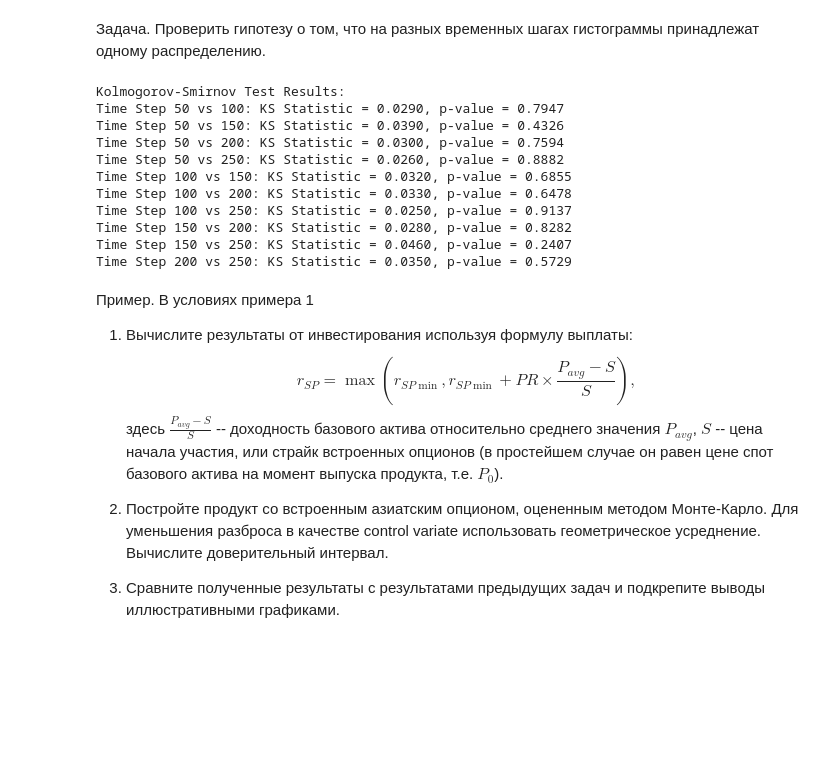
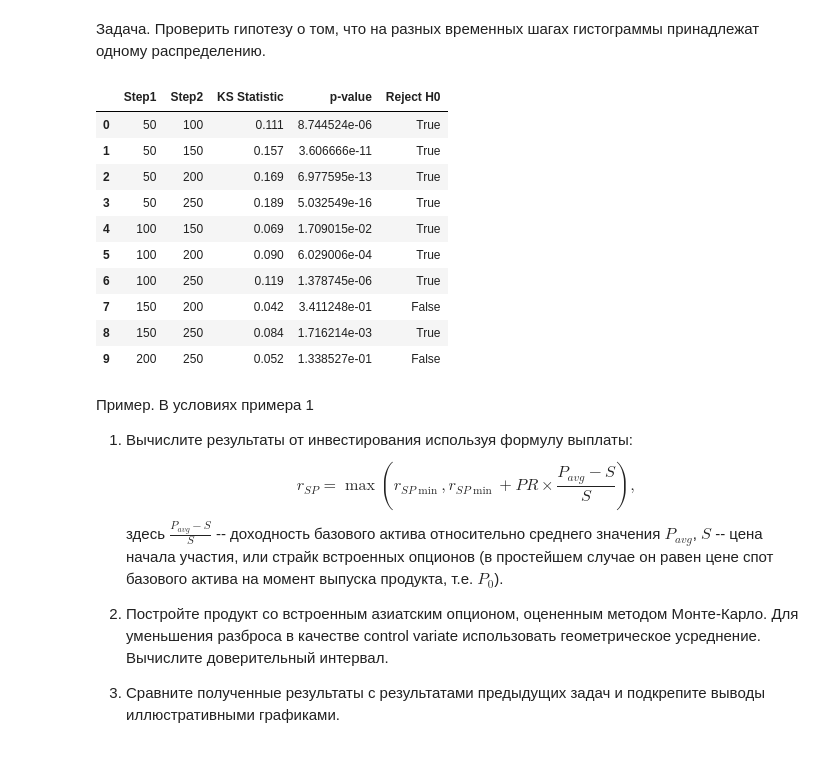
Before and after one commit to AstemirGongapshev/GSFP_2024, a Jupyter notebook: lab_2_GSFP/lab_2c_GSFP.ipynb, the cells around one changed output. Drawn from its saved outputs; the diff is of its cells as text; code cells hidden in the pictures; blank space fills up the shorter version.

```diff
--- a/lab_2_GSFP/lab_2c_GSFP.ipynb
+++ b/lab_2_GSFP/lab_2c_GSFP.ipynb
@@ -310,38 +345,52 @@ plt.show()
 ## Задача
 # %% [markdown]
 Задача. Проверить гипотезу о том, что на разных временных шагах гистограммы принадлежат одному распределению.
-# %%
-
-from scipy.stats import ks_2samp, chisquare, kruskal
-
-
-np.random.seed(42)
-noOfPaths = 1000
-mean, variance = 100, 25
-S = np.random.normal(mean, np.sqrt(variance), (noOfPaths, 250))
-
-
-time_steps = [50, 100, 150, 200, 250]
-distributions = [S[:, t-1] for t in time_steps]
-
-
-print("Kolmogorov-Smirnov Test Results:")
-for i in range(len(time_steps)):
-    for j in range(i+1, len(time_steps)):
-        stat, p_value = ks_2samp(distributions[i], distributions[j])
-        print(f"Time Step {time_steps[i]} vs {time_steps[j]}: KS Statistic = {stat:.4f}, p-value = {p_value:.4f}")
-# %% [output]
-Kolmogorov-Smirnov Test Results:
-Time Step 50 vs 100: KS Statistic = 0.0290, p-value = 0.7947
-Time Step 50 vs 150: KS Statistic = 0.0390, p-value = 0.4326
-Time Step 50 vs 200: KS Statistic = 0.0300, p-value = 0.7594
-Time Step 50 vs 250: KS Statistic = 0.0260, p-value = 0.8882
-Time Step 100 vs 150: KS Statistic = 0.0320, p-value = 0.6855
-Time Step 100 vs 200: KS Statistic = 0.0330, p-value = 0.6478
-Time Step 100 vs 250: KS Statistic = 0.0250, p-value = 0.9137
-Time Step 150 vs 200: KS Statistic = 0.0280, p-value = 0.8282
-Time Step 150 vs 250: KS Statistic = 0.0460, p-value = 0.2407
-Time Step 200 vs 250: KS Statistic = 0.0350, p-value = 0.5729
+# %%
+
+sd = np.sqrt(variance)
+step_size = 50
+steps = list(range(step_size, n + 1, step_size))
+colors = ['r', 'g', 'b', 'y', 'c']
+
+def perform_ks_test(S, step1, step2):
+
+    data1 = S[:, step1 - 1]
+    data2 = S[:, step2 - 1]
+    statistic, p_value = ks_2samp(data1, data2)
+    reject_null = p_value < 0.05
+    return {
+        'Step1': step1,
+        'Step2': step2,
+        'KS Statistic': statistic,
+        'p-value': p_value,
+        'Reject H0': reject_null
+    }
+
+
+step_combinations = list(combinations(steps, 2))
+
+
+ks_results = []
+for step1, step2 in step_combinations:
+    result = perform_ks_test(S, step1, step2)
+    ks_results.append(result)
+
+
+df_ks = pd.DataFrame(ks_results)
+# %%
+df_ks
+# %% [output]
+|  | Step1 | Step2 | KS Statistic | p-value | Reject H0 |
+| 0 | 50 | 100 | 0.111 | 8.744524e-06 | True |
+| 1 | 50 | 150 | 0.157 | 3.606666e-11 | True |
+| 2 | 50 | 200 | 0.169 | 6.977595e-13 | True |
+| 3 | 50 | 250 | 0.189 | 5.032549e-16 | True |
+| 4 | 100 | 150 | 0.069 | 1.709015e-02 | True |
+| 5 | 100 | 200 | 0.090 | 6.029006e-04 | True |
+| 6 | 100 | 250 | 0.119 | 1.378745e-06 | True |
+| 7 | 150 | 200 | 0.042 | 3.411248e-01 | False |
+| 8 | 150 | 250 | 0.084 | 1.716214e-03 | True |
+| 9 | 200 | 250 | 0.052 | 1.338527e-01 | False |
 # %% [markdown]
 Пример.
 В условиях примера 1
```
Also changed, not shown: parts of 9 cells of this notebook.
